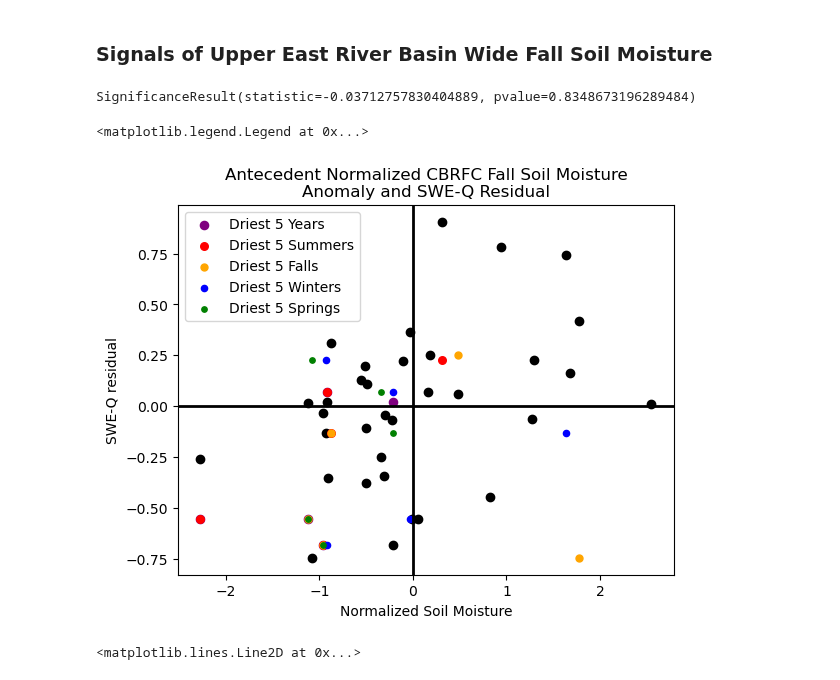
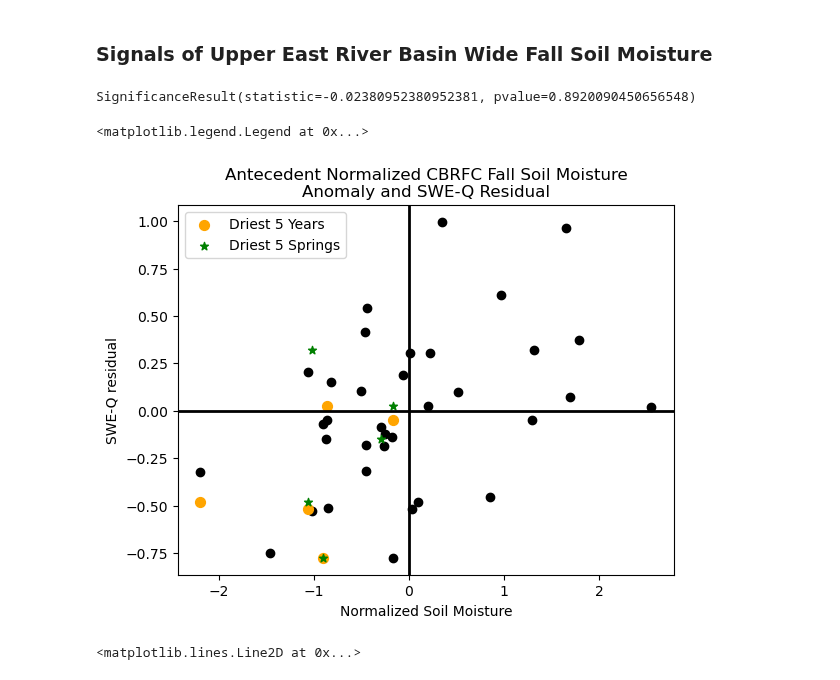
Before and after one commit to dlhogan97/Spring-Precipitation-Effect-CO-River, a Jupyter notebook: notebooks/annual_water_flux_rank.ipynb, the cells around one changed output. Saved outputs shown, nothing was run; the diff lists cells and outputs as text; code cells hidden in the pictures.

```diff
--- a/notebooks/annual_water_flux_rank.ipynb
+++ b/notebooks/annual_water_flux_rank.ipynb
@@ -125,5 +150,5 @@ normalized_sntl_peak_swe = ((butte_uppertaylor_mean_peak_swe - butte_uppertaylor
 # %%
-slope, intercept, rvalue, pvalue,stderr  = stats.linregress(normalized_sntl_peak_swe['WTEQ'], normalized_er_spring_q['mean_discharge'])
+slope, intercept, rvalue, pvalue,stderr  = stats.linregress(normalized_sntl_peak_swe['WTEQ'], normalized_er_peakswe_peak_q)#['mean_discharge'])
 
 alpha = 0.05
 c = (1 - alpha)
@@ -324,21 +345,21 @@ def season_mean_df(df, calendar="standard", column=None):
     # Calculate the weighted average
     return (df[column]* df['month_length']).resample('Q-DEC', convention='end').agg('sum') / df['month_length'].resample('Q-DEC', convention='end').agg('sum')
 # %%
-stand_anomalies_precip_seasonal_df  = season_mean_df(stand_anomalies_precip_df, column='precip').to_frame(name='precip')
+stand_anomalies_precip_seasonal_df  = season_mean_df(wrf_climatology_precip, column='precip').to_frame(name='precip')
 norm_anomalies_precip_seasonal_df = stand_anomalies_precip_seasonal_df.groupby(stand_anomalies_precip_seasonal_df.index.month).transform(lambda x: (x-x.mean())/x.std())
 norm_anomalies_precip_seasonal_df.index = pd.to_datetime(norm_anomalies_precip_seasonal_df.index)
 norm_anomalies_precip_seasonal_df['WY']=norm_anomalies_precip_seasonal_df.index.year.where(norm_anomalies_precip_seasonal_df.index.month<10,norm_anomalies_precip_seasonal_df.index.year+1)
 # %%
-sorted_summer_precip = norm_anomalies_precip_seasonal_df.loc[norm_anomalies_precip_seasonal_df.index.month==6].sort_values(by='precip')
-sorted_summer_precip_top_5 = sorted_summer_precip[:5]['WY'].values
+sorted_summer_precip = norm_anomalies_precip_seasonal_df.loc[norm_anomalies_precip_seasonal_df.index.month==6]
+sorted_summer_precip_top_5 = sorted_summer_precip.sort_values(by='precip')[:5]['WY'].values
 
-sorted_fall_precip = norm_anomalies_precip_seasonal_df.loc[norm_anomalies_precip_seasonal_df.index.month==9].sort_values(by='precip')
-sorted_fall_precip_top_5 = sorted_fall_precip[:5]['WY'].values
+sorted_fall_precip = norm_anomalies_precip_seasonal_df.loc[norm_anomalies_precip_seasonal_df.index.month==9]
+sorted_fall_precip_top_5 = sorted_fall_precip.sort_values(by='precip')[:5]['WY'].values
 
-sorted_winter_precip = norm_anomalies_precip_seasonal_df.loc[norm_anomalies_precip_seasonal_df.index.month==12].sort_values(by='precip')
-sorted_winter_precip_top_5 = sorted_winter_precip[:5]['WY'].values
+sorted_winter_precip = norm_anomalies_precip_seasonal_df.loc[norm_anomalies_precip_seasonal_df.index.month==12]
+sorted_winter_precip_top_5 = sorted_winter_precip.sort_values(by='precip')[:5]['WY'].values
 
-sorted_spring_precip = norm_anomalies_precip_seasonal_df.loc[norm_anomalies_precip_seasonal_df.index.month==3].sort_values(by='precip')
-sorted_spring_precip_top_5 = sorted_spring_precip[:5]['WY'].values
+sorted_spring_precip = norm_anomalies_precip_seasonal_df.loc[norm_anomalies_precip_seasonal_df.index.month==3]
+sorted_spring_precip_top_5 = sorted_spring_precip.sort_values(by='precip')[:5]['WY'].values
 # %%
 # Spearman rank coefficent for seasonal ET
@@ -360,31 +404,31 @@ cbrfc_sm_rpj = cbrfc_sm.rio.reproject(upper_east_river_poly.crs, resampling=Resa
 er_cbrfc_sm_rpj = cbrfc_sm_rpj.rio.clip(upper_east_river_poly.geometry)
 # %%
 # Normalized anomaly of basin mean fall soil moisture percent from normal
-er_cbrfc_sm_rpj_basin_mean = er_cbrfc_sm_rpj.sel(year=slice(1986,2019)).mean(dim='x').mean(dim='y')
+er_cbrfc_sm_rpj_basin_mean = er_cbrfc_sm_rpj.sel(year=slice(1986,2020)).mean(dim='x').mean(dim='y')
 norm_er_cbrfc_rpj_basin_mean = (er_cbrfc_sm_rpj_basin_mean-er_cbrfc_sm_rpj_basin_mean.mean())/er_cbrfc_sm_rpj_basin_mean.std()
 # %%
 # Spearman rank coefficent for snow disappearance date
-stats.spearmanr(norm_er_cbrfc_rpj_basin_mean.to_dataframe()['soil_moisture'].sort_values().index, sorted_residual.index)
+stats.spearmanr(norm_er_cbrfc_rpj_basin_mean.to_dataframe()['soil_moisture'].index, sorted_residual.index)
 # %% [output]
-SignificanceResult(statistic=-0.03712757830404889, pvalue=0.8348673196289484)
+SignificanceResult(statistic=-0.02380952380952381, pvalue=0.8920090450656548)
 # %%
 plt.scatter(norm_er_cbrfc_rpj_basin_mean,residual, color='k')
-plt.scatter(norm_er_cbrfc_rpj_basin_mean.loc[sorted_annual_precip_top_5],residual.loc[sorted_annual_precip_top_5], color='purple',s=35,label='Driest 5 Years')
-plt.scatter(norm_er_cbrfc_rpj_basin_mean.loc[sorted_summer_precip_top_5],residual.loc[sorted_summer_precip_top_5], color='r', s=30, label='Driest 5 Summers')
-plt.scatter(norm_er_cbrfc_rpj_basin_mean.loc[sorted_fall_precip_top_5],residual.loc[sorted_fall_precip_top_5], color='orange', s=25, label='Driest 5 Falls')
-plt.scatter(norm_er_cbrfc_rpj_basin_mean.loc[sorted_winter_precip_top_5],residual.loc[sorted_summer_precip_top_5], color='b', s=20, label='Driest 5 Winters')
-plt.scatter(norm_er_cbrfc_rpj_basin_mean.loc[sorted_spring_precip_top_5],residual.loc[sorted_summer_precip_top_5], color='g',s=15,label='Driest 5 Springs')
+plt.scatter(norm_er_cbrfc_rpj_basin_mean.loc[sorted_annual_precip_top_5],residual.loc[sorted_annual_precip_top_5], color='orange',s=50,label='Driest 5 Years')
+# plt.scatter(norm_er_cbrfc_rpj_basin_mean.loc[sorted_summer_precip_top_5],residual.loc[sorted_summer_precip_top_5], color='r', s=30, label='Driest 5 Summers')
+# plt.scatter(norm_er_cbrfc_rpj_basin_mean.loc[sorted_fall_precip_top_5],residual.loc[sorted_fall_precip_top_5], color='orange', s=30, label='Driest 5 Falls')
+# plt.scatter(norm_er_cbrfc_rpj_basin_mean.loc[sorted_winter_precip_top_5],residual.loc[sorted_summer_precip_top_5], color='b', s=30, label='Driest 5 Winters')
+plt.scatter(norm_er_cbrfc_rpj_basin_mean.loc[sorted_spring_precip_top_5],residual.loc[sorted_summer_precip_top_5], color='g',s=35,label='Driest 5 Springs', marker='*')
 
 
 plt.title('Antecedent Normalized CBRFC Fall Soil Moisture\nAnomaly and SWE-Q Residual')
 plt.ylabel('SWE-Q residual')
 plt.xlabel('Normalized Soil Moisture')
 plt.axhline(0, color='k', lw=2)
 plt.axvline(0, color='k', lw=2)
 plt.legend()
 # %% [output]
 <matplotlib.legend.Legend at 0x...>
-[figure, old version]
+[figure, new version]
 # %%
 plt.scatter(norm_er_cbrfc_rpj_basin_mean,norm_sdd, color='k')
 
```
Also changed, not shown: parts of 33 cells of this notebook, 4 other files.
